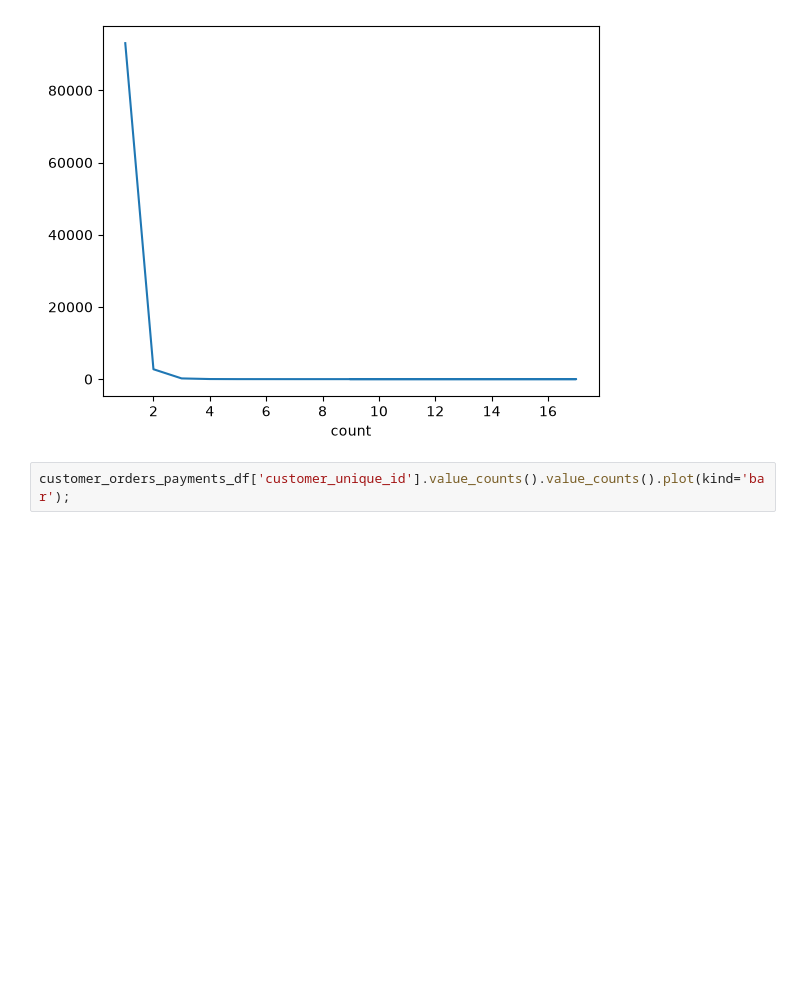
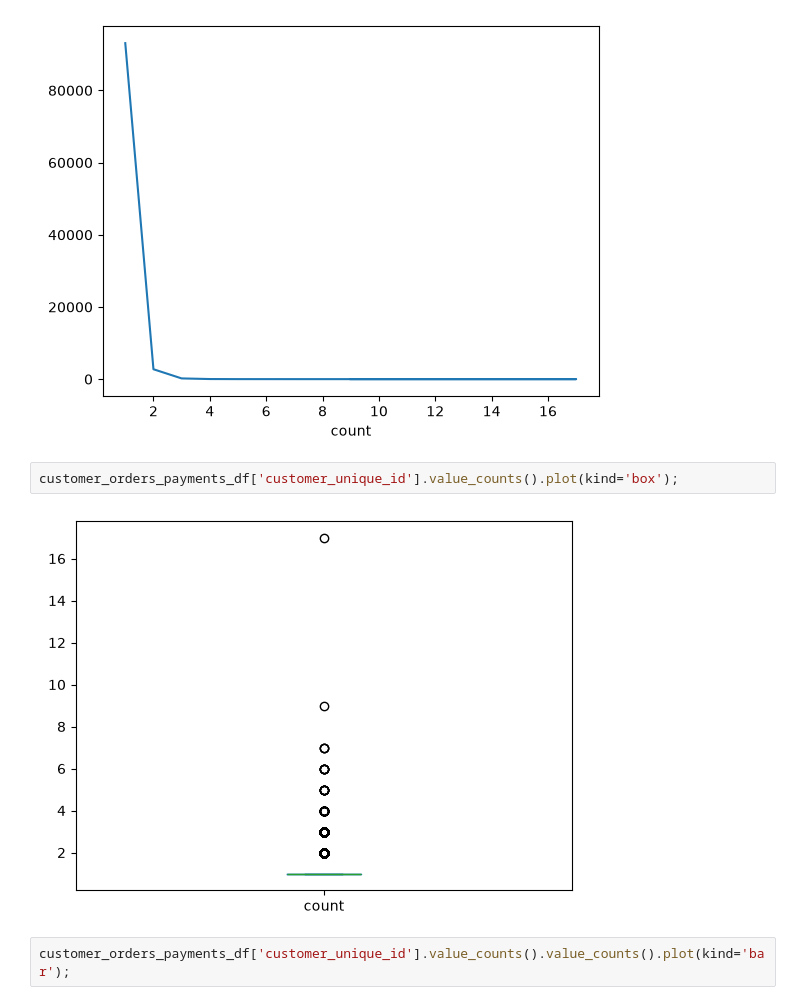
Before and after one commit to yaseradel02/Data_Sprint_Olist, a Jupyter notebook: Part_1_EDA.ipynb, the cells around one changed output. Drawn from its saved outputs; the diff is of its cells as text; blank space fills up the shorter version.

Commit message:
Add files via upload
Finished the ground work, the remaining is formatting the plots and optimizing the code.

```diff
--- a/Part_1_EDA.ipynb
+++ b/Part_1_EDA.ipynb
@@ -321,6 +333,10 @@ Name: count, dtype: int64
 customer_orders_payments_df['customer_unique_id'].value_counts().value_counts().plot();
 # %% [output]
 [figure]
+# %%
+customer_orders_payments_df['customer_unique_id'].value_counts().plot(kind='box');
+# %% [output]
+[figure, added]
 # %%
 customer_orders_payments_df['customer_unique_id'].value_counts().value_counts().plot(kind='bar');
 # %% [output]
```
Also changed, not shown: parts of 37 cells of this notebook.
